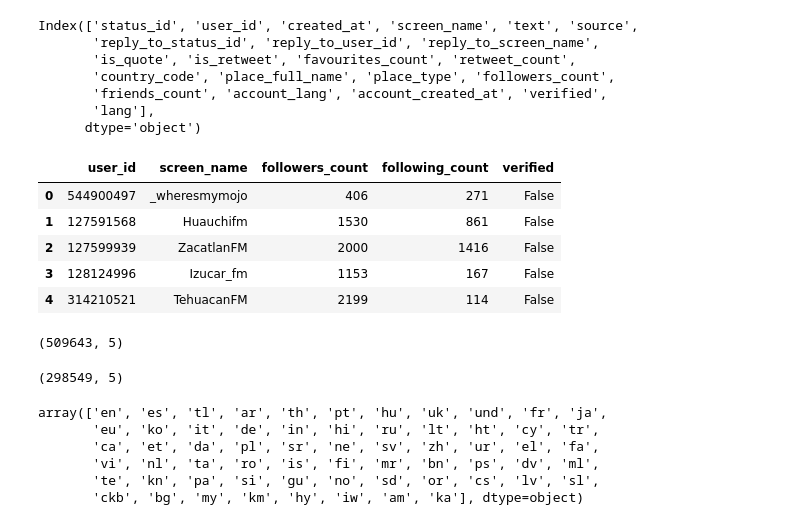
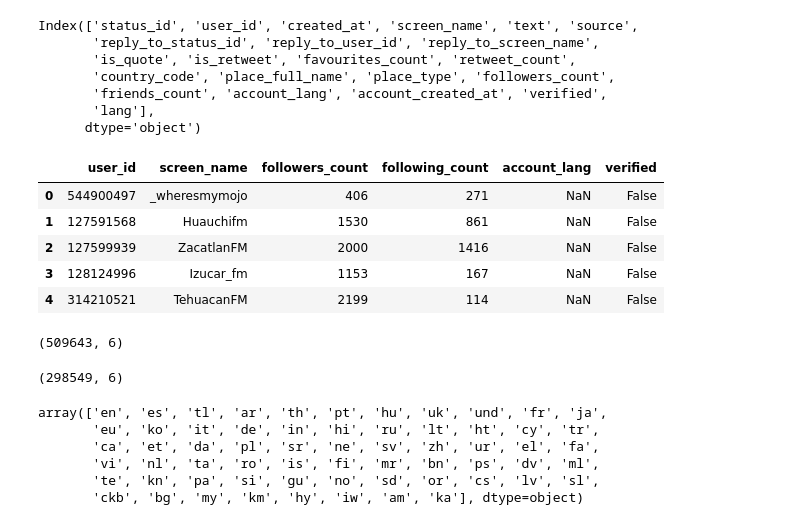
Before and after one commit to rayancrasta/TweetOps, a Jupyter notebook: Dataset/TwitterDataset.ipynb, the cells around one changed output. Drawn from its saved outputs; the diff is of its cells as text; code cells hidden in the pictures.

```diff
--- a/Dataset/TwitterDataset.ipynb
+++ b/Dataset/TwitterDataset.ipynb
@@ -156,31 +156,31 @@ Index(['status_id', 'user_id', 'created_at', 'screen_name', 'text', 'source',
 # %%
 # dropping columns
 users = df.copy()
 users.drop(['status_id','created_at', 'text', 'source',
        'reply_to_status_id', 'reply_to_user_id', 'reply_to_screen_name',
        'is_quote', 'is_retweet', 'favourites_count', 'retweet_count',
-       'country_code', 'place_full_name', 'place_type','lang','account_lang','account_created_at'],axis=1, inplace = True)
+       'country_code', 'place_full_name', 'place_type','lang','account_created_at'],axis=1, inplace = True)
 
 users = users.rename(columns={'friends_count': 'following_count'})
 
 users.head()
 # %% [output]
-|  | user_id | screen_name | followers_count | following_count | verified |
-| 0 | 544900497 | _wheresmymojo | 406 | 271 | False |
-| 1 | 127591568 | Huauchifm | 1530 | 861 | False |
-| 2 | 127599939 | ZacatlanFM | 2000 | 1416 | False |
-| 3 | 128124996 | Izucar_fm | 1153 | 167 | False |
-| 4 | 314210521 | TehuacanFM | 2199 | 114 | False |
+|  | user_id | screen_name | followers_count | following_count | account_lang | verified |
+| 0 | 544900497 | _wheresmymojo | 406 | 271 | NaN | False |
+| 1 | 127591568 | Huauchifm | 1530 | 861 | NaN | False |
+| 2 | 127599939 | ZacatlanFM | 2000 | 1416 | NaN | False |
+| 3 | 128124996 | Izucar_fm | 1153 | 167 | NaN | False |
+| 4 | 314210521 | TehuacanFM | 2199 | 114 | NaN | False |
 # %%
 users.shape
 # %% [output]
-(509643, 5)
+(509643, 6)
 # %%
 users = users.drop_duplicates(subset=['user_id'])
 # %%
 users.shape
 # %% [output]
-(298549, 5)
+(298549, 6)
 # %%
 lang_values = tweet['lang'].unique()
 lang_values
```
Also changed, not shown: parts of 2 cells of this notebook, 10 other files.
